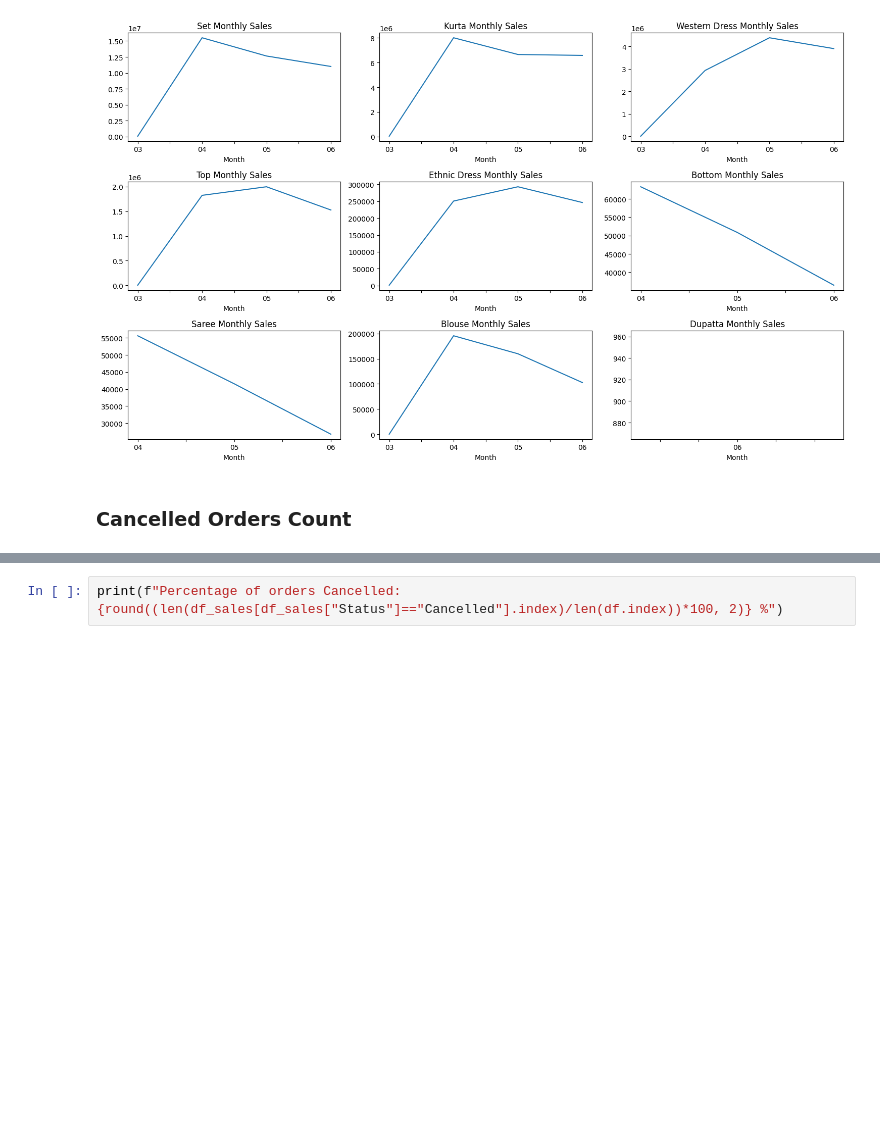
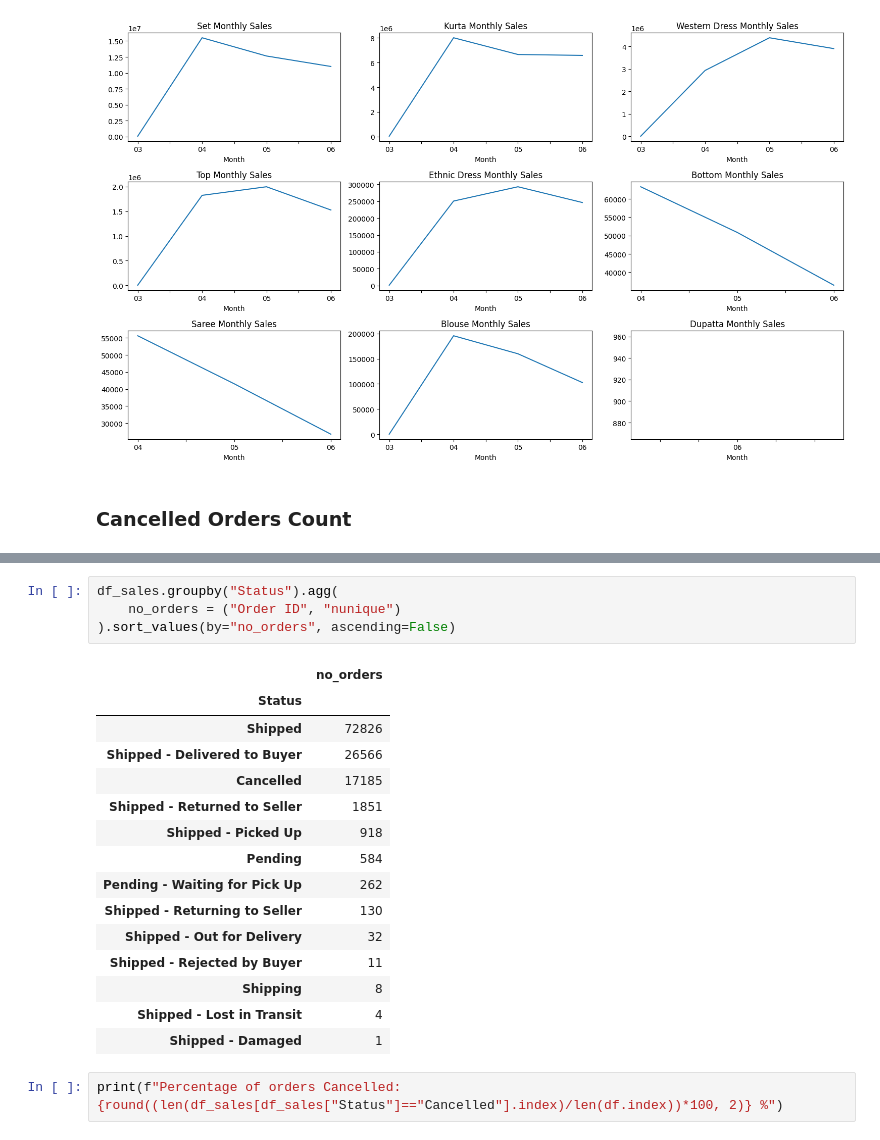
Before and after one commit to RookieCoder12/DevArena-Week-4, a Jupyter notebook: analysis.ipynb, the cells around one changed output, grey strips where cells are left out. Saved outputs shown, nothing was run; the diff lists cells and outputs as text; blank space fills up the shorter version.

```diff
--- a/analysis.ipynb
+++ b/analysis.ipynb
@@ -456,3 +457,23 @@ plt.show()
+# %%
+df_sales.groupby("Status").agg(
+    no_orders = ("Order ID", "nunique")
+).sort_values(by="no_orders", ascending=False)
+# %% [output]
+|  | no_orders |
+| Status |  |
+| Shipped | 72826 |
+| Shipped - Delivered to Buyer | 26566 |
+| Cancelled | 17185 |
+| Shipped - Returned to Seller | 1851 |
+| Shipped - Picked Up | 918 |
+| Pending | 584 |
+| Pending - Waiting for Pick Up | 262 |
+| Shipped - Returning to Seller | 130 |
+| Shipped - Out for Delivery | 32 |
+| Shipped - Rejected by Buyer | 11 |
+| Shipping | 8 |
+| Shipped - Lost in Transit | 4 |
+| Shipped - Damaged | 1 |
 # %%
 print(f"Percentage of orders Cancelled: {round((len(df_sales[df_sales["Status"]=="Cancelled"].index)/len(df.index))*100, 2)} %")
 # %% [output]
```
Also changed, not shown: parts of 3 cells of this notebook, 4 other files.
